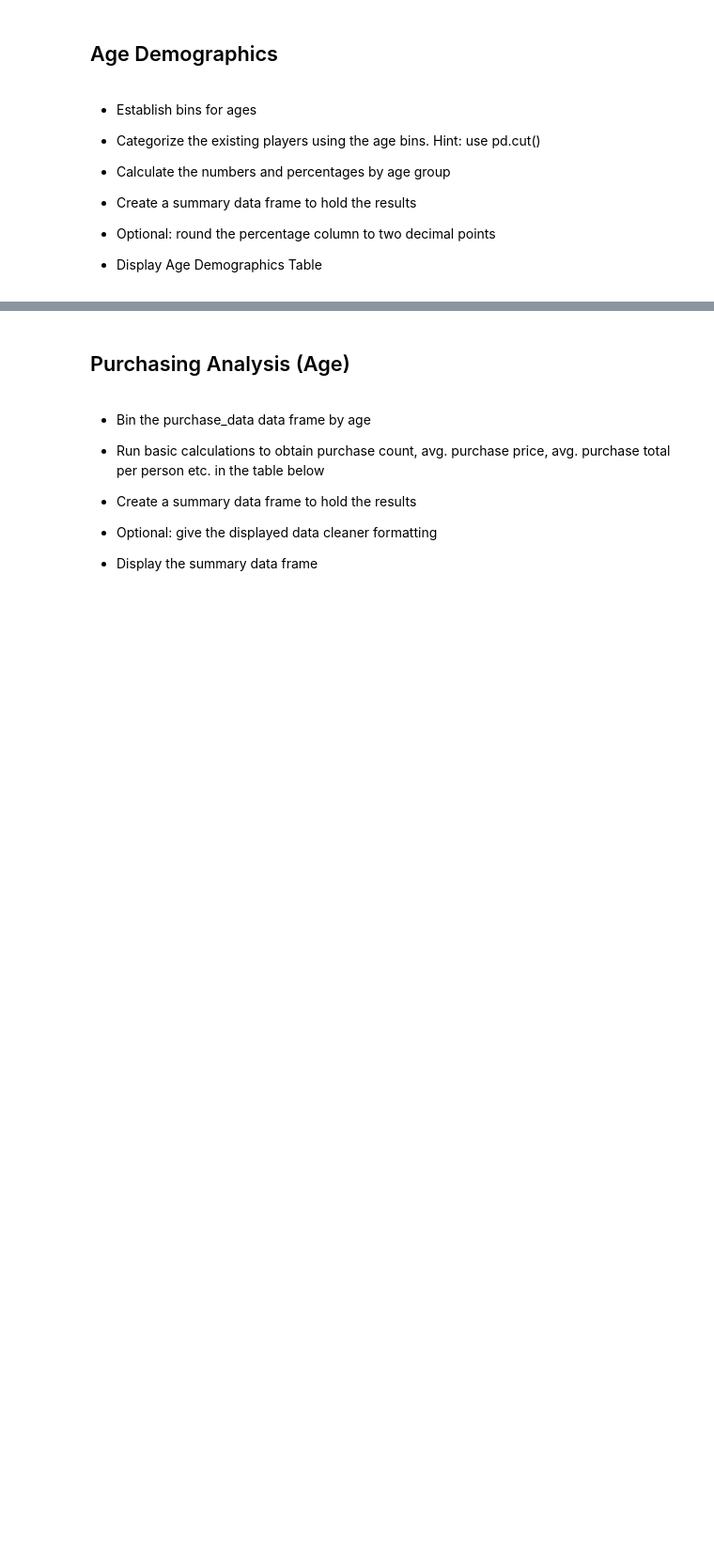
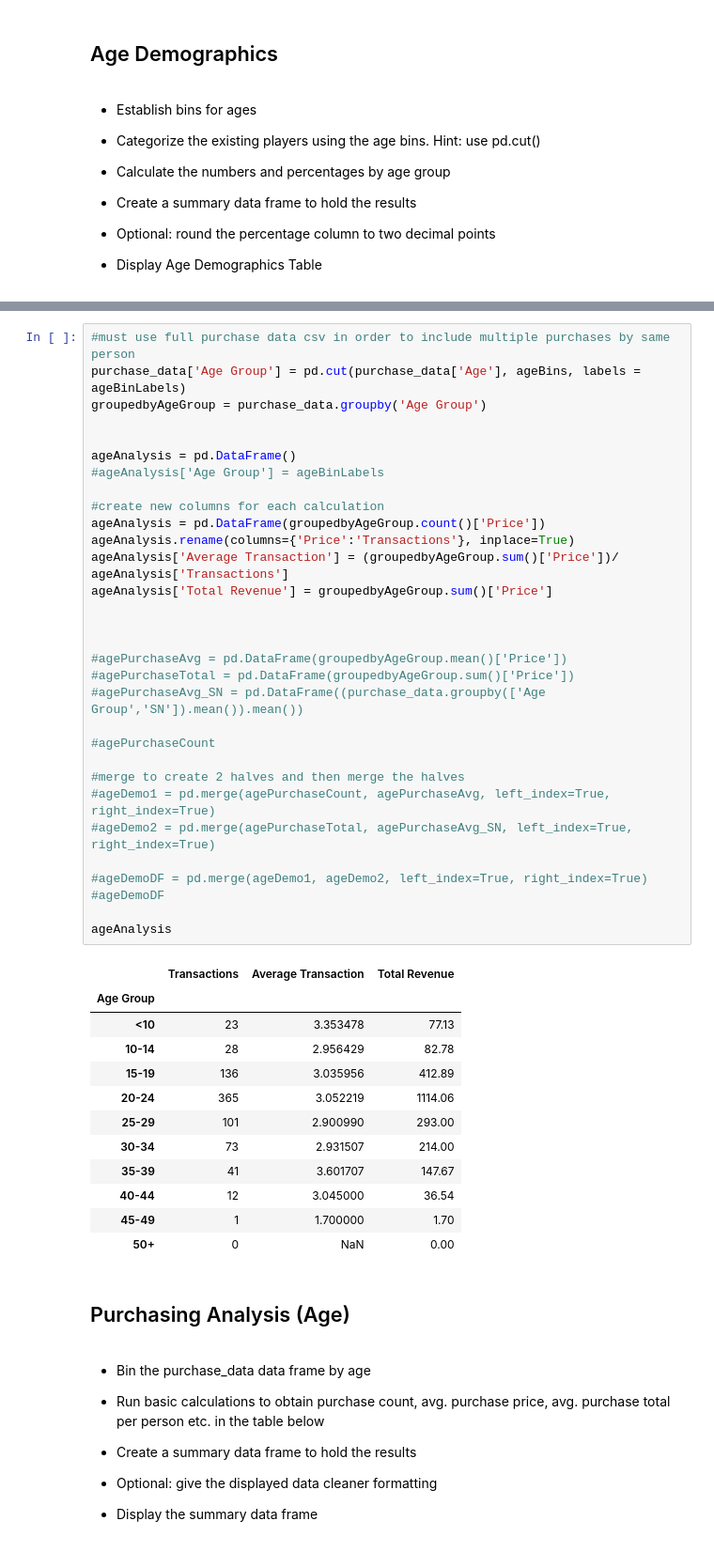
Before and after one commit to ngranback/pandas-challenge, a Jupyter notebook: HeroesOfPymoli/HeroesOfPymoli_NLG.ipynb, the cells around one changed output, grey strips where cells are left out. Shown: that part at 94% size. Drawn from its saved outputs; the diff is of its cells as text; blank space fills up the shorter version.

```diff
--- a/HeroesOfPymoli/HeroesOfPymoli_starter.ipynb
+++ b/HeroesOfPymoli/HeroesOfPymoli_NLG.ipynb
@@ -204,3 +201,47 @@ See the caveats in the documentation: https://pandas.pydata.org/pandas-docs/stab
+# %%
+#must use full purchase data csv in order to include multiple purchases by same person
+purchase_data['Age Group'] = pd.cut(purchase_data['Age'], ageBins, labels = ageBinLabels)
+groupedbyAgeGroup = purchase_data.groupby('Age Group')
+
+
+ageAnalysis = pd.DataFrame()
+#ageAnalysis['Age Group'] = ageBinLabels
+
+#create new columns for each calculation
+ageAnalysis = pd.DataFrame(groupedbyAgeGroup.count()['Price'])
+ageAnalysis.rename(columns={'Price':'Transactions'}, inplace=True)
+ageAnalysis['Average Transaction'] = (groupedbyAgeGroup.sum()['Price'])/ ageAnalysis['Transactions']
+ageAnalysis['Total Revenue'] = groupedbyAgeGroup.sum()['Price']
+
+
+
+#agePurchaseAvg = pd.DataFrame(groupedbyAgeGroup.mean()['Price'])
+#agePurchaseTotal = pd.DataFrame(groupedbyAgeGroup.sum()['Price'])
+#agePurchaseAvg_SN = pd.DataFrame((purchase_data.groupby(['Age Group','SN']).mean()).mean())
+
+#agePurchaseCount
+
+#merge to create 2 halves and then merge the halves
+#ageDemo1 = pd.merge(agePurchaseCount, agePurchaseAvg, left_index=True, right_index=True)
+#ageDemo2 = pd.merge(agePurchaseTotal, agePurchaseAvg_SN, left_index=True, right_index=True)
+
+#ageDemoDF = pd.merge(ageDemo1, ageDemo2, left_index=True, right_index=True)
+#ageDemoDF
+
+ageAnalysis
+# %% [output]
+|  | Transactions | Average Transaction | Total Revenue |
+| Age Group |  |  |  |
+| <10 | 23 | 3.353478 | 77.13 |
+| 10-14 | 28 | 2.956429 | 82.78 |
+| 15-19 | 136 | 3.035956 | 412.89 |
+| 20-24 | 365 | 3.052219 | 1114.06 |
+| 25-29 | 101 | 2.900990 | 293.00 |
+| 30-34 | 73 | 2.931507 | 214.00 |
+| 35-39 | 41 | 3.601707 | 147.67 |
+| 40-44 | 12 | 3.045000 | 36.54 |
+| 45-49 | 1 | 1.700000 | 1.70 |
+| 50+ | 0 | NaN | 0.00 |
 # %% [markdown]
 ## Purchasing Analysis (Age)
 # %% [markdown]
```
Also changed, not shown: parts of 2 cells of this notebook.
